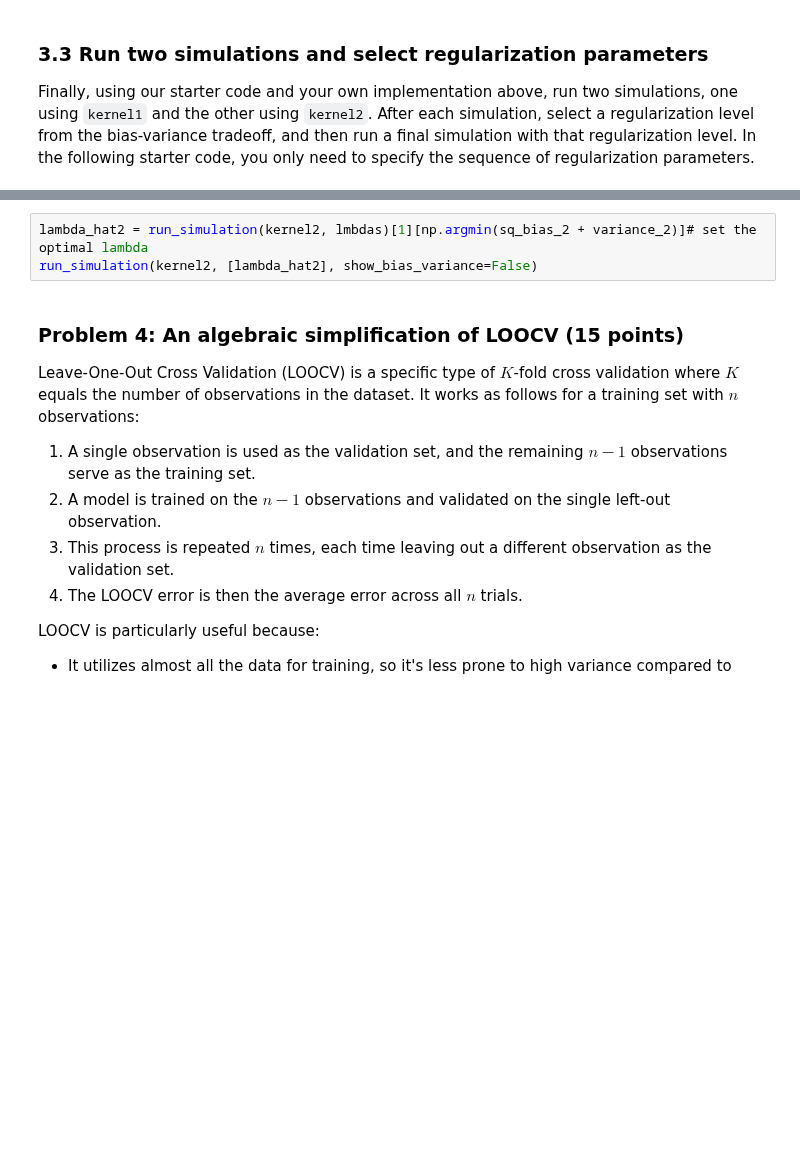
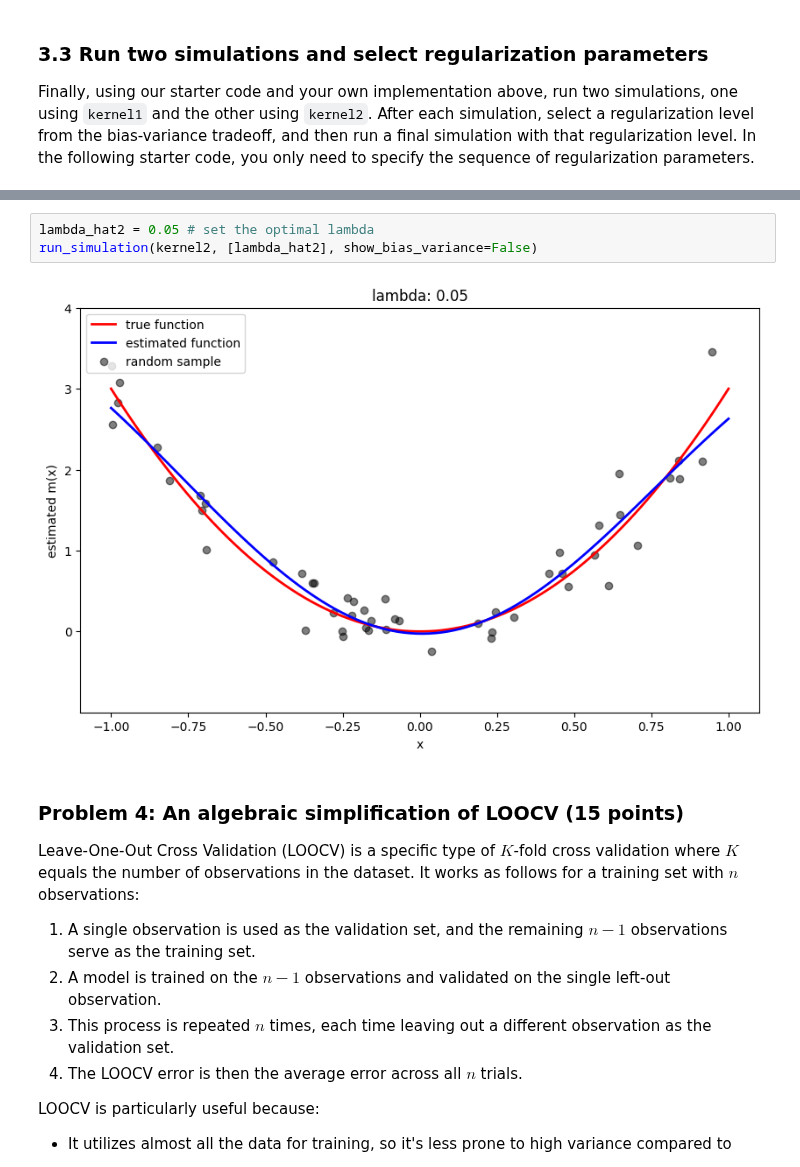
Before and after one commit to yaj0212/Intermediate-Machine-Learning, a Jupyter notebook: assignments/assn1/assn1.ipynb, the cells around one changed output, grey strips where cells are left out. Drawn from its saved outputs; the diff is of its cells as text; blank space fills up the shorter version.

```diff
--- a/assignments/assn1/assn1.ipynb
+++ b/assignments/assn1/assn1.ipynb
@@ -702,6 +710,8 @@ run_simulation(kernel2, lmbdas)
 # %%
-lambda_hat2 = run_simulation(kernel2, lmbdas)[1][np.argmin(sq_bias_2 + variance_2)]# set the optimal lambda
+lambda_hat2 = 0.05 # set the optimal lambda
 run_simulation(kernel2, [lambda_hat2], show_bias_variance=False)
+# %% [output]
+[figure, added]
 # %% [markdown]
 ### Problem 4: An algebraic simplification of LOOCV (15 points)
 
```
Also changed, not shown: parts of 13 cells of this notebook.
